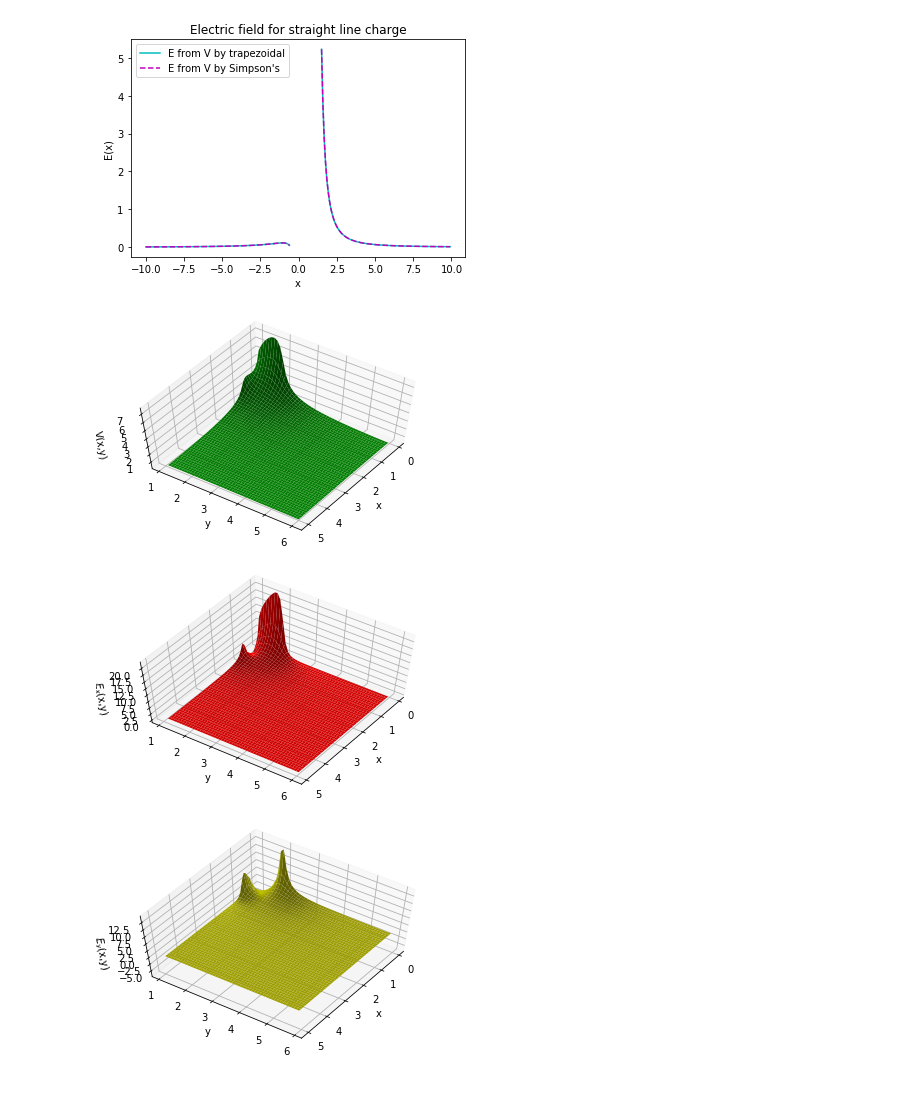
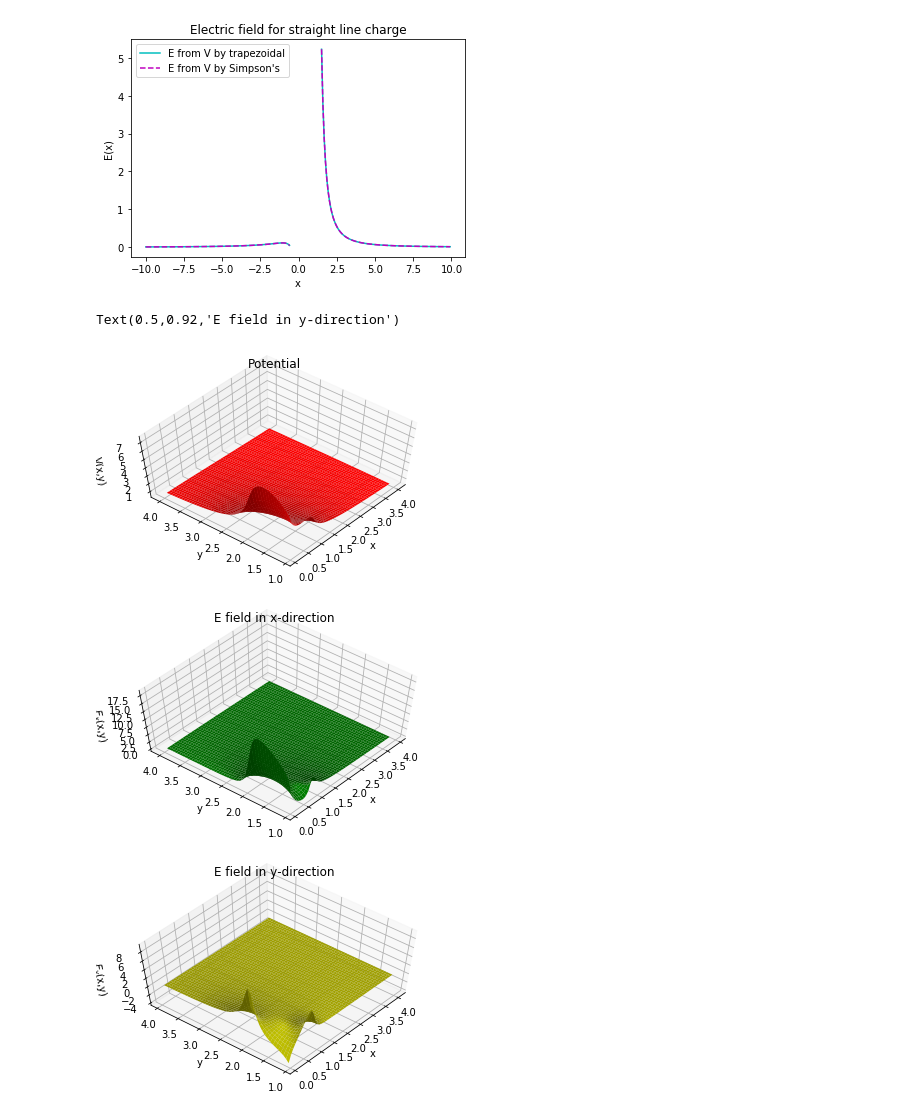
Before and after one commit to Phys7321/hw02-integrations-aninditamaiti, a Jupyter notebook: python/hw2.ipynb, the cells around one changed output. Drawn from its saved outputs; the diff is of its cells as text; code cells hidden in the pictures.

Commit message:
1d charges done

```diff
--- a/python/hw2.ipynb
+++ b/python/hw2.ipynb
@@ -63,8 +63,8 @@ pyplot.show()
 
 
 # right angle charge
-x1 = np.linspace(0.1,5,50)
-y1 = np.linspace(1.1,6,50)
+x1 = np.linspace(0.1,4,50)
+y1 = np.linspace(1.1,4,50)
 
 # poteltial of right angle charge
 V_rightangle = np.zeros((len(x1),len(y1)))
@@ -78,40 +78,45 @@ for i,j in product(range(0,len(x1)),range(0,len(y1))):
 E_rightangle_x = -np.diff(V_rightangle,axis=-1)/.1
 E_rightangle_y = -np.diff(V_rightangle,axis=0)/.1
 
 # Plotting V of right angle charge
 fig1 = pyplot.figure()
 diagram1 = fig1.gca(projection='3d')
 X1, Y1= np.meshgrid(x1, y1)
-contour = diagram1.plot_surface(X1, Y1, V_rightangle,shade=True,color='g')
+contour = diagram1.plot_surface(X1, Y1, V_rightangle,shade=True,color='r')
 diagram1.set_xlabel('x')
 diagram1.set_ylabel('y')
 diagram1.set_zlabel('V(x,y)')
-diagram1.view_init(60, 35)
+diagram1.view_init(60, 220)
+diagram1.set_title('Potential')
 
 # Plotting E_x of line charge
 fig2 = pyplot.figure()
 diagram_Ex = fig2.gca(projection='3d')
 X2, Y2 = np.meshgrid(x1[0:(len(x1)-1)], y1)
-contour2 = diagram_Ex.plot_surface(X2, Y2, E_rightangle_x,shade=True,color='r')
+contour2 = diagram_Ex.plot_surface(X2, Y2, E_rightangle_x, shade=True,color='g')
 diagram_Ex.set_xlabel('x')
 diagram_Ex.set_ylabel('y')
 diagram_Ex.set_zlabel('$E_x$(x,y)')
-diagram_Ex.view_init(60, 35)
-
+diagram_Ex.view_init(60, 220)
+diagram_Ex.set_title('E field in x-direction')
 
 
 # Plotting E_y of line charge
 fig3 = pyplot.figure()
 diagram_Ey = fig3.gca(projection='3d')
 X3, Y3 = np.meshgrid(x1, y1[0:len(y1)-1])
-contour3 = diagram_Ey.plot_surface(X3, Y3, E_rightangle_y,shade=True,color='y')
+contour3 = diagram_Ey.plot_surface(X3, Y3, E_rightangle_y, shade=True,color='y')
 diagram_Ey.set_xlabel('x')
 diagram_Ey.set_ylabel('y')
 diagram_Ey.set_zlabel('$E_y$(x,y)')
-diagram_Ey.view_init(60, 35)
+diagram_Ey.view_init(60, 220)
+diagram_Ey.set_title('E field in y-direction')
+
+# 2d charge
 # %% [output]
 [figure]
 [figure]
+Text(0.5,0.92,'E field in y-direction')
-[figure, old version]
+[figure, new version]
-[figure, old version]
+[figure, new version]
-[figure, old version]
+[figure, new version]
```
